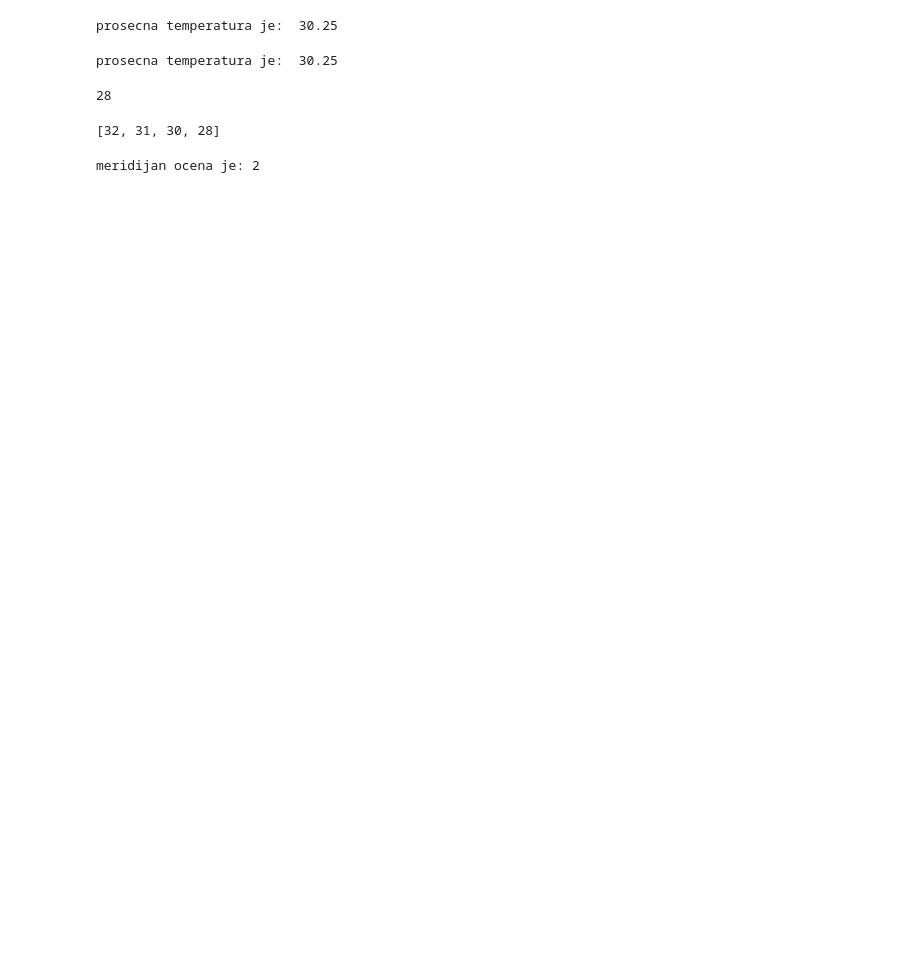
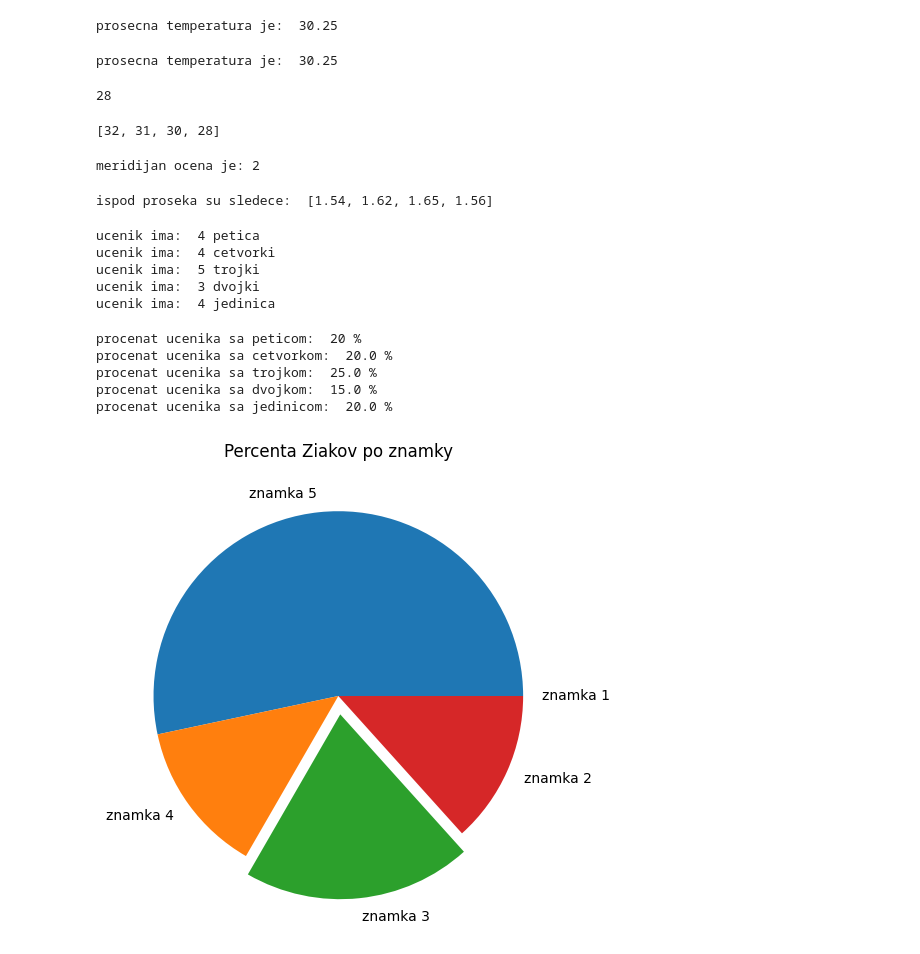
Before and after one commit to Danielpovolni/skola, a Jupyter notebook: DanielPovolni_222023.ipynb, the cells around one changed output. Saved outputs shown, nothing was run; the diff lists cells and outputs as text; code cells hidden in the pictures; blank space fills up the shorter version.

```diff
--- a/DanielPovolni_222023.ipynb
+++ b/DanielPovolni_222023.ipynb
@@ -31,3 +31,77 @@ print("meridijan ocena je:", medijana(ocene))
 meridijan ocena je: 2
 # %%
 visina = [1.72, 1.69, 1.54, 1.70, 1.81, 1.62, 1.65, 1.71, 1.70, 1.56, 1.67]
+def prosek(visina):
+    return sum(visina)/len(visina)
+prosek_visine = prosek(visina)
+visine_ispod_proseka = [x for x in visina if x < prosek_visine]
+print("ispod proseka su sledece: ",visine_ispod_proseka)
+# %% [output]
+ispod proseka su sledece:  [1.54, 1.62, 1.65, 1.56]
+# %%
+ocene = [3,4,3,4,2,1,5,3,5,2,4,1,5,2,4,5,3,1,1,3,]
+ocena5 = ocene.count(5)
+ocena4 = ocene.count(4)
+ocena3 = ocene.count(3)
+ocena2 = ocene.count(2)
+ocena1 = ocene.count(1)
+
+print("ucenik ima: ", ocena5,"petica")
+print("ucenik ima: ", ocena4,"cetvorki")
+print("ucenik ima: ", ocena3,"trojki")
+print("ucenik ima: ", ocena2,"dvojki")
+print("ucenik ima: ", ocena1,"jedinica")
+# %% [output]
+ucenik ima:  4 petica
+ucenik ima:  4 cetvorki
+ucenik ima:  5 trojki
+ucenik ima:  3 dvojki
+ucenik ima:  4 jedinica
+# %%
+broj = len(ocene)
+procenat5 = round(100.0*ocena5/broj)
+procenat4 = (100.0*ocena4/broj)
+procenat3 = (100.0*ocena3/broj)
+procenat2 = (100.0*ocena2/broj)
+procenat1 = (100.0*ocena1/broj)
+
+print("procenat ucenika sa peticom: ", procenat5, "%")
+print("procenat ucenika sa cetvorkom: ", procenat4, "%")
+print("procenat ucenika sa trojkom: ", procenat3, "%")
+print("procenat ucenika sa dvojkom: ", procenat2, "%")
+print("procenat ucenika sa jedinicom: ", procenat1, "%")
+# %% [output]
+procenat ucenika sa peticom:  20 %
+procenat ucenika sa cetvorkom:  20.0 %
+procenat ucenika sa trojkom:  25.0 %
+procenat ucenika sa dvojkom:  15.0 %
+procenat ucenika sa jedinicom:  20.0 %
+# %%
+#import matplotlib
+znamky=[5,3,4,5,5,2,5,5,3,4,2,5,5,5,3]
+#kelko jesto z kazdej znamki
+znamka5 = znamky.count(5)
+znamka4 = znamky.count(4)
+znamka3 = znamky.count(3)
+znamka2 = znamky.count(2)
+znamka1 = znamky.count(1)
+#percenta pre kazdu znamku
+celkovo = znamka5 + znamka4 +  znamka3 + znamka2 + znamka1
+zpercenta = 100/celkovo
+percenta_znamka5 = zpercenta * znamka5
+percenta_znamka4 = zpercenta * znamka4
+percenta_znamka3 = zpercenta * znamka3
+percenta_znamka2 = zpercenta * znamka2
+percenta_znamka1 = zpercenta * znamka1
+#Pie diagram
+import matplotlib.pyplot as plt
+percenta=[percenta_znamka5,percenta_znamka4,percenta_znamka3,percenta_znamka2,percenta_znamka1]
+znamki_labels=["znamka 5", "znamka 4", "znamka 3", "znamka 2", "znamka 1"]
+e = [0,0,0.1,0,0]
+plt.figure(figsize=(6,6))
+plt.pie(percenta, labels=znamki_labels, explode=e )
+plt.title("Percenta Ziakov po znamky")
+plt.show()
+plt.close()
+# %% [output]
+[figure, added]
```
